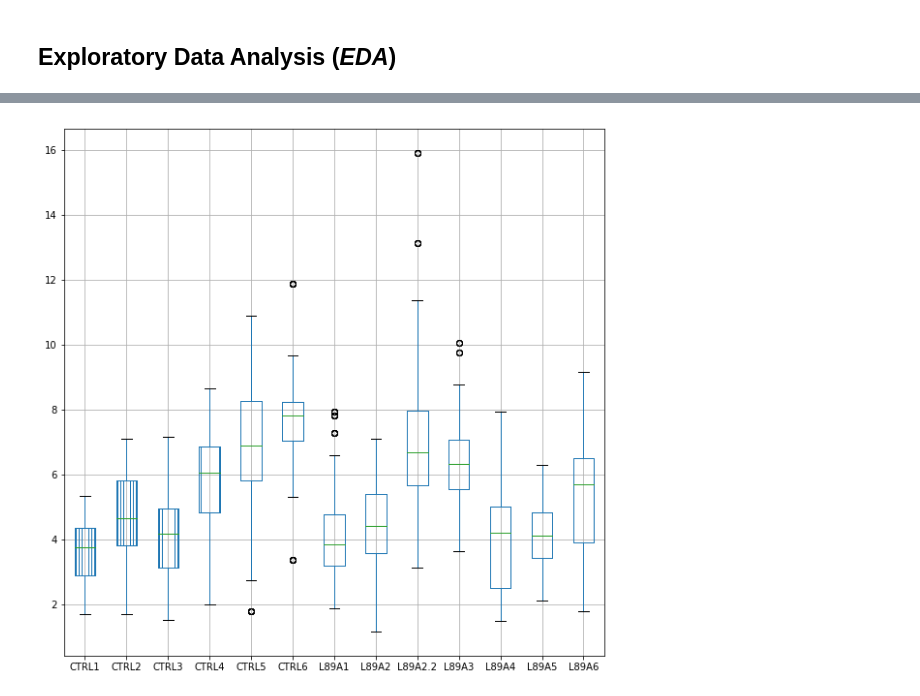
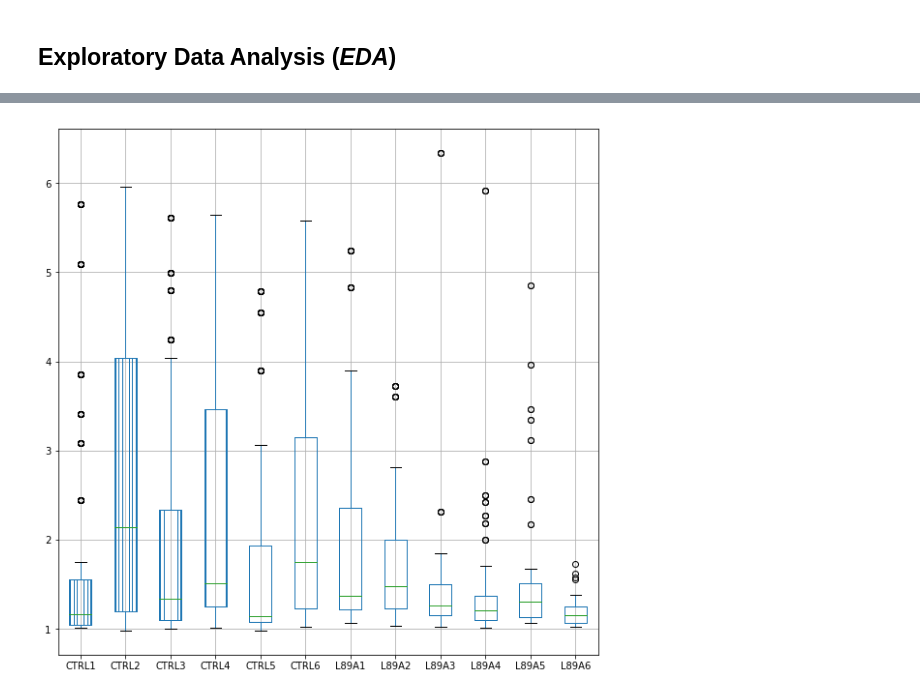
Before and after one commit to LienDNguyen/calcium_imaging, a Jupyter notebook: code/20180914_calcium_imaging_analysis.ipynb, the cells around one changed output, grey strips where cells are left out. Cells and saved outputs as stored; diff of their text form; code cells hidden in the pictures.

Commit message:
add new data analysis from 09/15

```diff
--- a/code/20180914_calcium_imaging_analysis.ipynb
+++ b/code/20180914_calcium_imaging_analysis.ipynb
@@ -47,7 +47,7 @@ and the file name in the following import statements.
 # Import excel file as a `pandas.ExcelFile' object (which basically has all sub-sheets in a big container!)
 # also, only import 1302 rows
 number_of_rows = 1302
-ca_data = pd.ExcelFile('../assets/2018September11_23h49min14s_sorted_transformed_data.xlsx', nrows=number_of_rows)
+ca_data = pd.ExcelFile('../assets/2018-09-15 stable MB231 WT L89A 3 uM UTP Ca2+ free sorted.xlsx', nrows=number_of_rows)
 # %% [markdown]
 ## Functions
 
@@ -138,16 +172,18 @@ calc_response_rate(df=ca_data, threshold=1.2, utp_range=(40, 480), verbose=False
 # %%
 # Find max UTP response for each slide & plot (no threshold so far)
 d = {}
 sheetnames = ca_data.sheet_names.copy()
 sheetnames.sort()
+utp_range=(40,480)
 for sheetname in sheetnames:
     # print("Sheet: {}".format(name))
-    temp = pd.read_excel(ca_data, sheetname).max()
+    df_select = pd.read_excel(ca_data, sheetname)[utp_range[0]:utp_range[1]]
+    temp = df_select.max()
     d[sheetname] = temp
     if PLOT:
         pd.DataFrame(d).boxplot(figsize=(10,10))
 # %% [output]
-[figure, old version]
+[figure, new version]
 # %%
 # Find max UTP response for each group & plot (no threshold so far)
 sheetnames = ca_data.sheet_names.copy()
```
Also changed, not shown: parts of 8 cells of this notebook.
